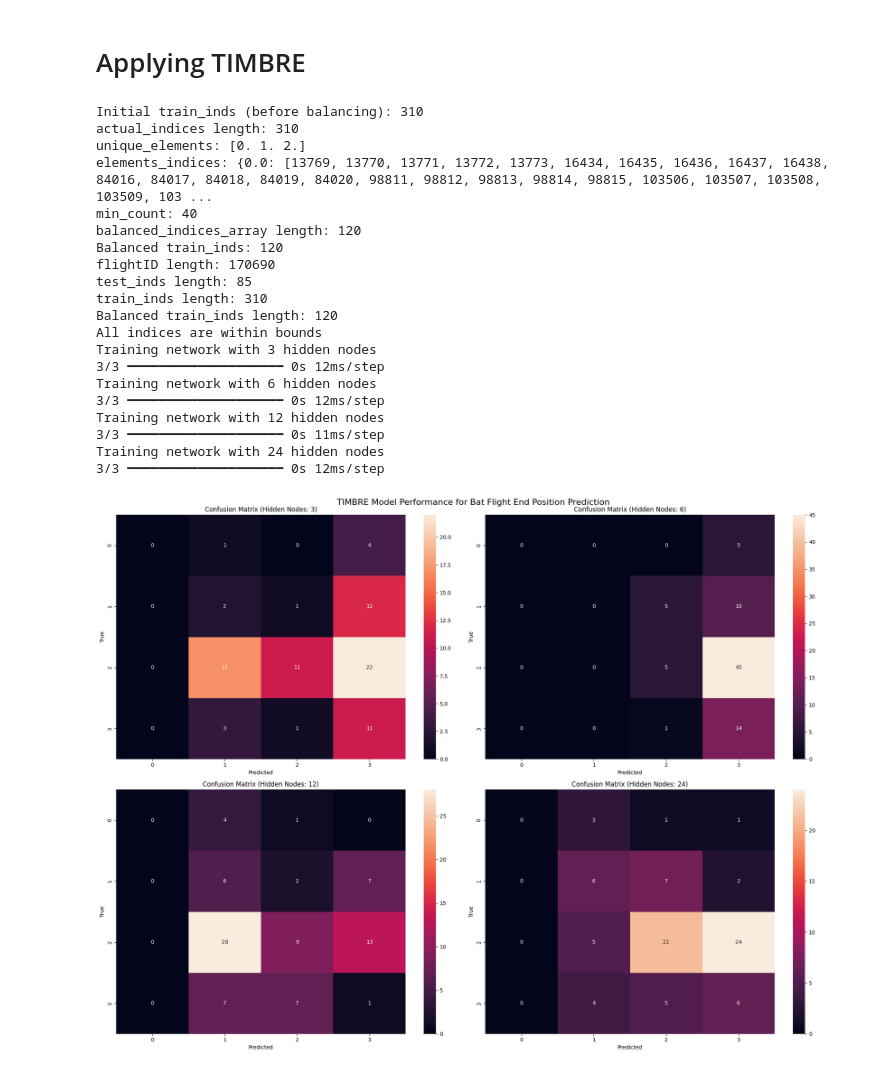
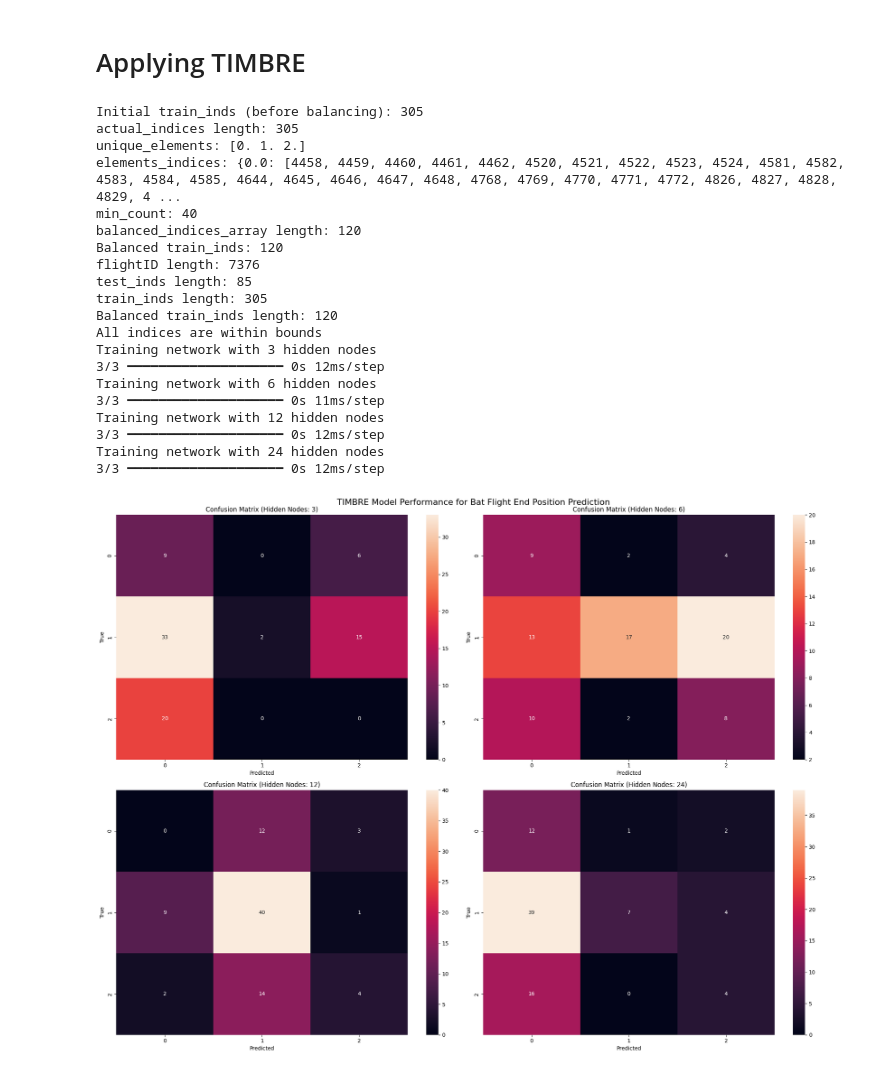
Before and after one commit to ben-toker/batTIMBRE, a Jupyter notebook: bat_TIMBRE.ipynb, the cells around one changed output. Saved outputs shown, nothing was run; the diff lists cells and outputs as text; code cells hidden in the pictures.

Commit message:
working on synchrony tests and improving behavioral data organization

```diff
--- a/bat_TIMBRE.ipynb
+++ b/bat_TIMBRE.ipynb
@@ -195,8 +192,8 @@ Using timebin_labels, we can filter out the binned position data for each flight
 ### Organizing behavioral data
 To better organize the binned flight data, we need to construct a flightID array which will contain all the binned positions for each flight, accounting for which feeder (or the perch) was visited for each data point entered in that flight.
 # %%
-from bat.get_data import get_flightID_modified
-flightID = get_flightID_modified(session, binned_pos, valid_indices, lfp_timestamps_edges, pos_timestamps)
+from bat.get_data import get_flightID
+flightID = get_flightID(session, binned_pos, valid_indices, lfp_timestamps_edges, pos_timestamps)
 # %%
 flightID.shape
 # %% [output]
@@ -235,6 +244,5 @@ Once LFP is loaded in, we can downsample to 25hz and apply a Hilbert transform.
 # %%
-cutoff = [4, 12]
-LFPs = helpers.filter_data(lfp_bat_combined, cutoff, fs=25, filt_type='band', use_hilbert=True)
+LFPs = helpers.filter_data(lfp_bat_combined, [4, 12], fs=25, filt_type='band', use_hilbert=True) #bandapss filter between 4 and 12 Hz (theta band)
 LFPs.shape
 # %% [output]
 (172230, 384)
@@ -276,0 +256,4 @@ plot_raw_lfp(LFPs, n_channels=1, start_time=0, end_time=100)
+# %%
+from bat.get_data import get_flightLFP
+
+tLFP = get_flightLFP(session, LFPs, valid_indices, lfp_timestamps_edges, pos_timestamps)
@@ -367,7 +353,7 @@ n_folds = 5
 which_fold = 0
 
 test_inds, train_inds = test_train_bat(flightID, n_folds, which_fold)
-wLFPs, _, _ = helpers.whiten(LFPs, train_inds)
+wLFPs, _, _ = helpers.whiten(tLFP, train_inds)
 
 accuracies = []
 hidden_sizes = [3, 6, 12, 24]
@@ -389,38 +375,38 @@ for i, hidden_size in enumerate(hidden_sizes):
     cm = confusion_matrix(true_labels, predictions)
     sns.heatmap(cm, annot=True, fmt='d', ax=axs[i//2, i%2])
     axs[i//2, i%2].set_title(f'Confusion Matrix (Hidden Nodes: {hidden_size})')
     axs[i//2, i%2].set_xlabel('Predicted')
     axs[i//2, i%2].set_ylabel('True')
 
 plt.tight_layout()
 plt.show()
 
 # Plot accuracy vs model complexity
 plt.figure(figsize=(10, 5))
 plt.plot(hidden_sizes, accuracies, marker='o')
 plt.title('Model Accuracy vs Hidden Layer Size')
 plt.xlabel('Number of Hidden Nodes')
 plt.ylabel('Accuracy')
 plt.show()
 # %% [output]
-Initial train_inds (before balancing): 310
-actual_indices length: 310
+Initial train_inds (before balancing): 305
+actual_indices length: 305
 unique_elements: [0. 1. 2.]
-elements_indices: {0.0: [13769, 13770, 13771, 13772, 13773, 16434, 16435, 16436, 16437, 16438, 84016, 84017, 84018, 84019, 84020, 98811, 98812, 98813, 98814, 98815, 103506, 103507, 103508, 103509, 103 ...
+elements_indices: {0.0: [4458, 4459, 4460, 4461, 4462, 4520, 4521, 4522, 4523, 4524, 4581, 4582, 4583, 4584, 4585, 4644, 4645, 4646, 4647, 4648, 4768, 4769, 4770, 4771, 4772, 4826, 4827, 4828, 4829, 4 ...
 min_count: 40
 balanced_indices_array length: 120
 Balanced train_inds: 120
-flightID length: 170690
+flightID length: 7376
 test_inds length: 85
-train_inds length: 310
+train_inds length: 305
 Balanced train_inds length: 120
 All indices are within bounds
 Training network with 3 hidden nodes
 3/3 ━━━━━━━━━━━━━━━━━━━━ 0s 12ms/step
 Training network with 6 hidden nodes
+3/3 ━━━━━━━━━━━━━━━━━━━━ 0s 11ms/step
+Training network with 12 hidden nodes
 3/3 ━━━━━━━━━━━━━━━━━━━━ 0s 12ms/step
-Training network with 12 hidden nodes
-3/3 ━━━━━━━━━━━━━━━━━━━━ 0s 11ms/step
 Training network with 24 hidden nodes
 3/3 ━━━━━━━━━━━━━━━━━━━━ 0s 12ms/step
-[figure, old version]
+[figure, new version]
```
Also changed, not shown: parts of 18 cells of this notebook, 3 other files.
